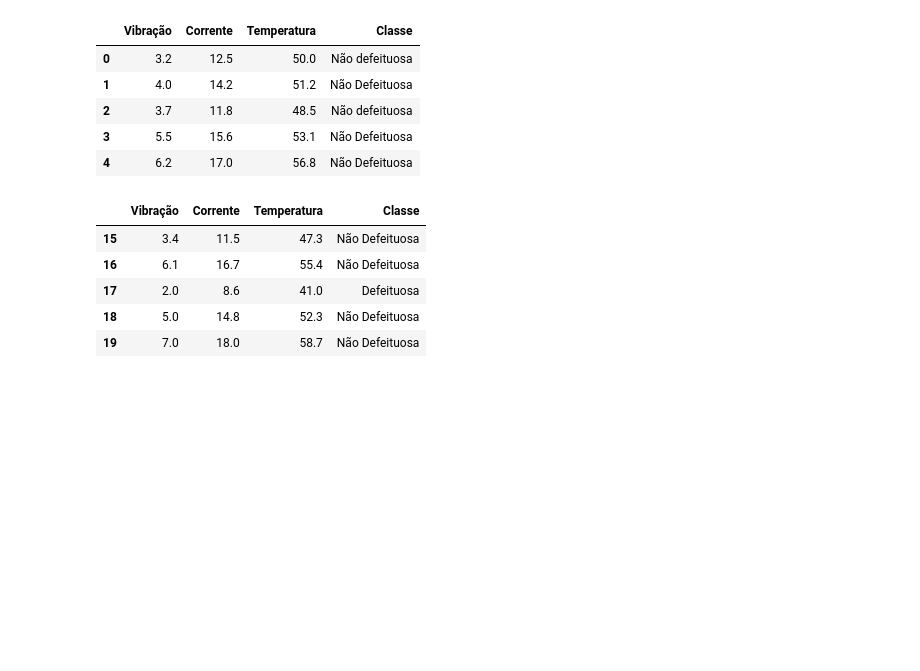
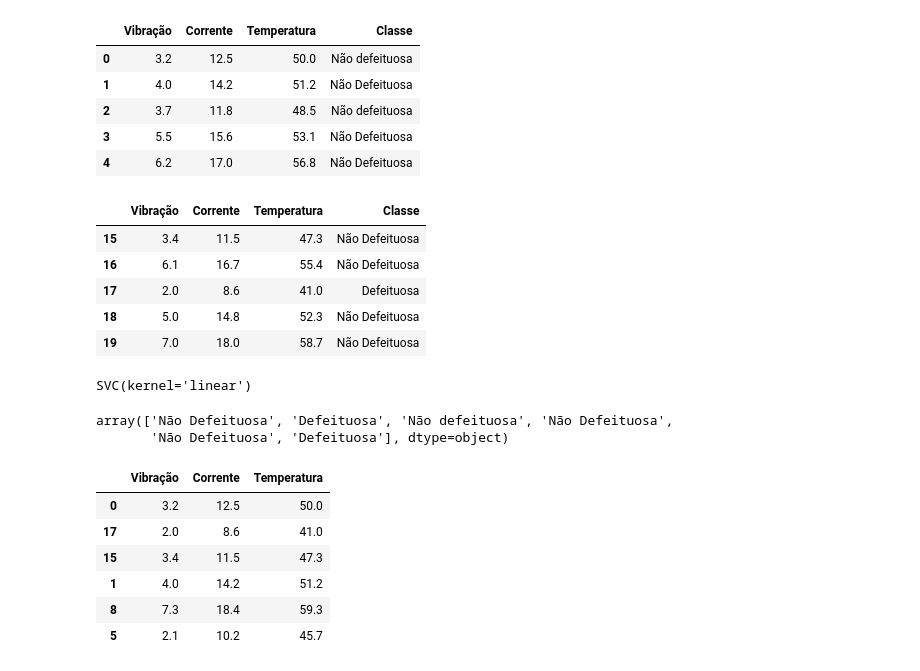
Before and after one commit to LANDOSOUZA/inteligencia_artificial_2025, a Jupyter notebook: aula_10/codigo-ex.3.ipynb, the cells around one changed output. Saved outputs shown, nothing was run; the diff lists cells and outputs as text; code cells hidden in the pictures; blank space fills up the shorter version.

Commit message:
aula-10
Exemplo-3 - Exibindo dados de treino e teste

```diff
--- a/aula_10/codigo-ex.3.ipynb
+++ b/aula_10/codigo-ex.3.ipynb
@@ -38,3 +38,16 @@ data.tail() # exibe as 4 últimas linhas do dataset
 | 17 | 2.0 | 8.6 | 41.0 | Defeituosa |
 | 18 | 5.0 | 14.8 | 52.3 | Não Defeituosa |
 | 19 | 7.0 | 18.0 | 58.7 | Não Defeituosa |
+# %%
+# Separarando a base de dados em X e Y
+x = data[['Vibração', 'Corrente', 'Temperatura']]
+y = data['Classe']
+# %%
+# Dividindo os dados em treino e teste
+x_train, x_test, y_train, y_test = train_test_split(x,y,test_size=0.3,random_state=42)
+# %%
+# Criando o modelo de Machine Learning
+modelo = SVC(kernel='linear')
+modelo.fit(x_train,y_train)
+# %% [output]
+SVC(kernel='linear')
@@ -40,0 +57,15 @@ data.tail() # exibe as 4 últimas linhas do dataset
+# %%
+yprev
+# %% [output]
+array(['Não Defeituosa', 'Defeituosa', 'Não defeituosa', 'Não Defeituosa',
+       'Não Defeituosa', 'Defeituosa'], dtype=object)
+# %%
+x_test
+# %% [output]
+|  | Vibração | Corrente | Temperatura |
+| 0 | 3.2 | 12.5 | 50.0 |
+| 17 | 2.0 | 8.6 | 41.0 |
+| 15 | 3.4 | 11.5 | 47.3 |
+| 1 | 4.0 | 14.2 | 51.2 |
+| 8 | 7.3 | 18.4 | 59.3 |
+| 5 | 2.1 | 10.2 | 45.7 |
```
Also changed, not shown: parts of 1 cell of this notebook.
